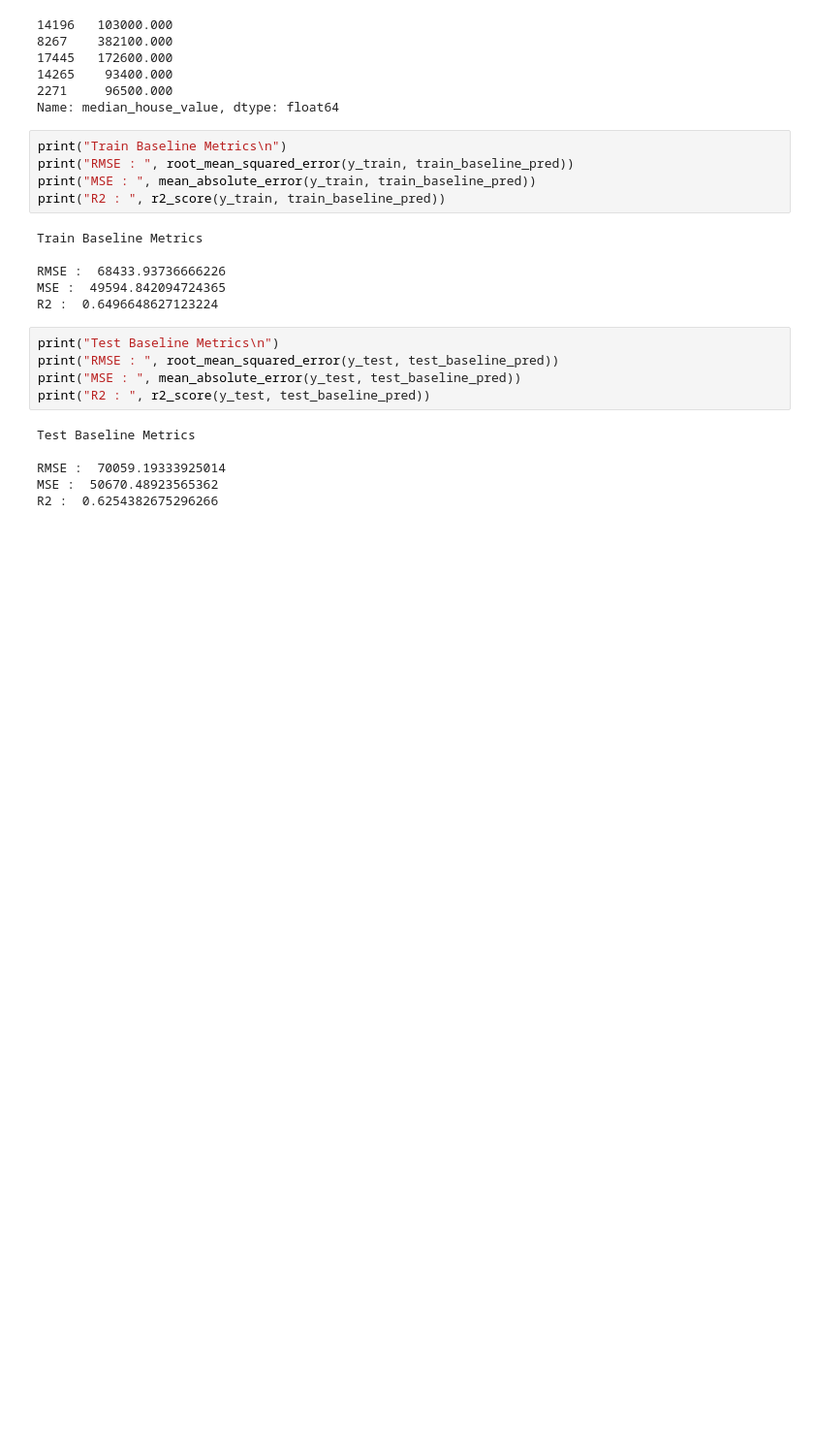
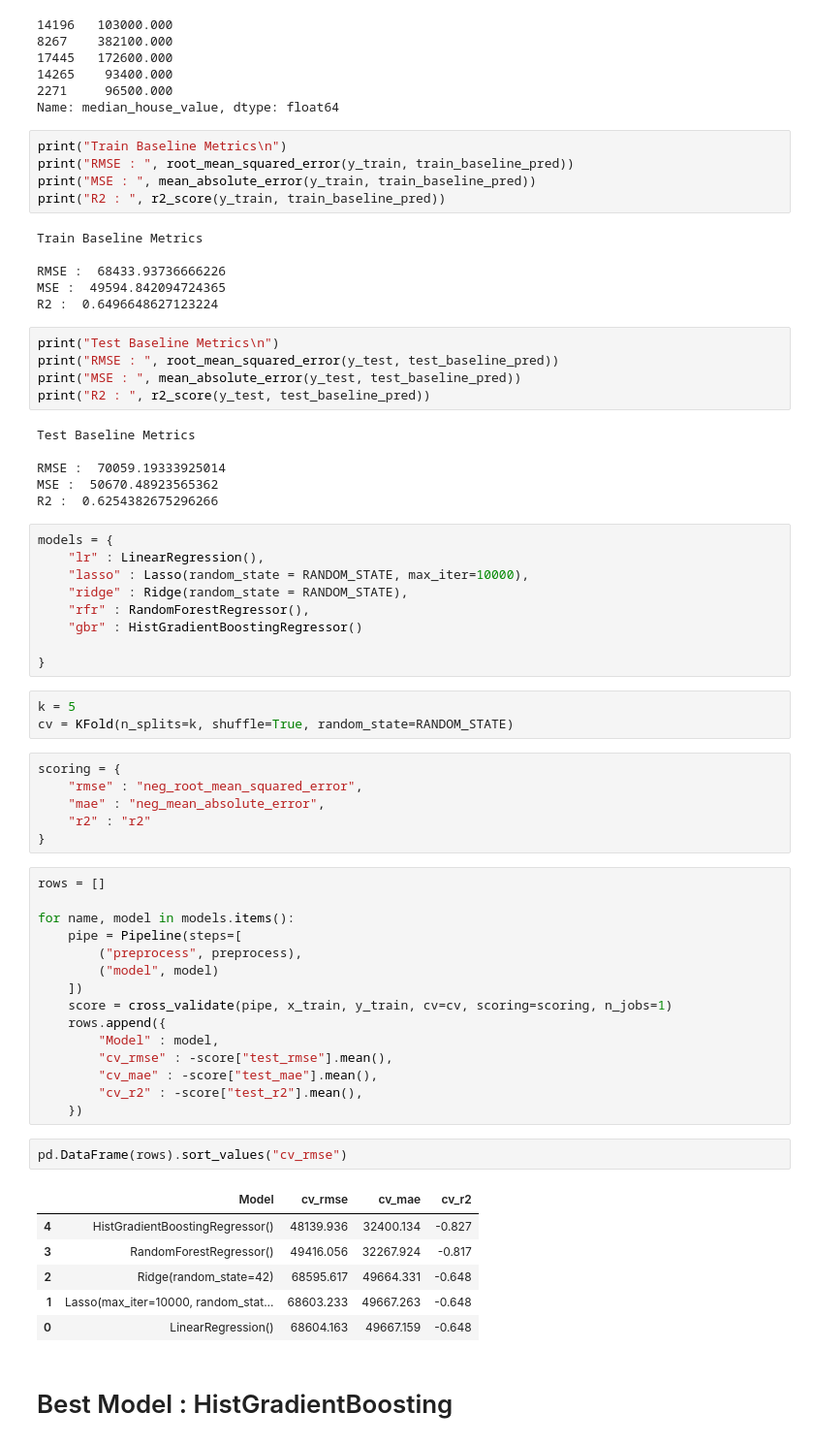
Before and after one commit to Sufiyan1637/House_Price_Prediction, a Jupyter notebook: prediction.ipynb, the cells around one changed output. Shown at 97% size. Saved outputs shown, nothing was run; the diff lists cells and outputs as text; blank space fills up the shorter version.

Commit message:
Finded the Best Model which is HistGradientBoosting

```diff
--- a/prediction.ipynb
+++ b/prediction.ipynb
@@ -335,3 +337,47 @@ Test Baseline Metrics
 RMSE :  70059.19333925014
 MSE :  50670.48923565362
 R2 :  0.6254382675296266
+# %%
+models = {
+    "lr" : LinearRegression(),
+    "lasso" : Lasso(random_state = RANDOM_STATE, max_iter=10000),
+    "ridge" : Ridge(random_state = RANDOM_STATE),
+    "rfr" : RandomForestRegressor(),
+    "gbr" : HistGradientBoostingRegressor()
+
+}
+# %%
+k = 5
+cv = KFold(n_splits=k, shuffle=True, random_state=RANDOM_STATE)
+# %%
+scoring = {
+    "rmse" : "neg_root_mean_squared_error",
+    "mae" : "neg_mean_absolute_error",
+    "r2" : "r2"
+}
+# %%
+rows = []
+
+for name, model in models.items():
+    pipe = Pipeline(steps=[
+        ("preprocess", preprocess),
+        ("model", model)
+    ])
+    score = cross_validate(pipe, x_train, y_train, cv=cv, scoring=scoring, n_jobs=1)
+    rows.append({
+        "Model" : model,
+        "cv_rmse" : -score["test_rmse"].mean(),
+        "cv_mae" : -score["test_mae"].mean(),
+        "cv_r2" : -score["test_r2"].mean(),
+    })
+# %%
+pd.DataFrame(rows).sort_values("cv_rmse")
+# %% [output]
+|  | Model | cv_rmse | cv_mae | cv_r2 |
+| 4 | HistGradientBoostingRegressor() | 48139.936 | 32400.134 | -0.827 |
+| 3 | RandomForestRegressor() | 49416.056 | 32267.924 | -0.817 |
+| 2 | Ridge(random_state=42) | 68595.617 | 49664.331 | -0.648 |
+| 1 | Lasso(max_iter=10000, random_stat... | 68603.233 | 49667.263 | -0.648 |
+| 0 | LinearRegression() | 68604.163 | 49667.159 | -0.648 |
+# %% [markdown]
+# Best Model : HistGradientBoosting
```
Also changed, not shown: parts of 1 cell of this notebook.
